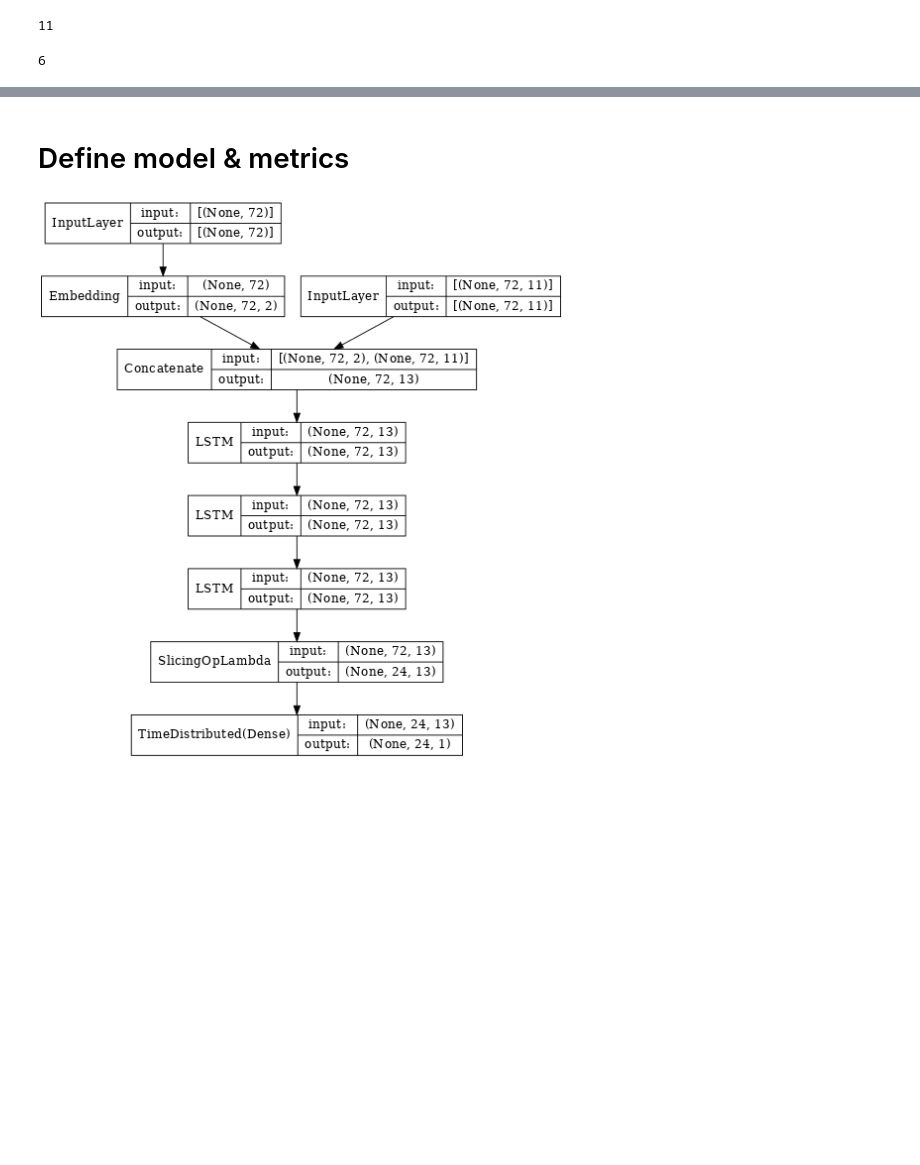
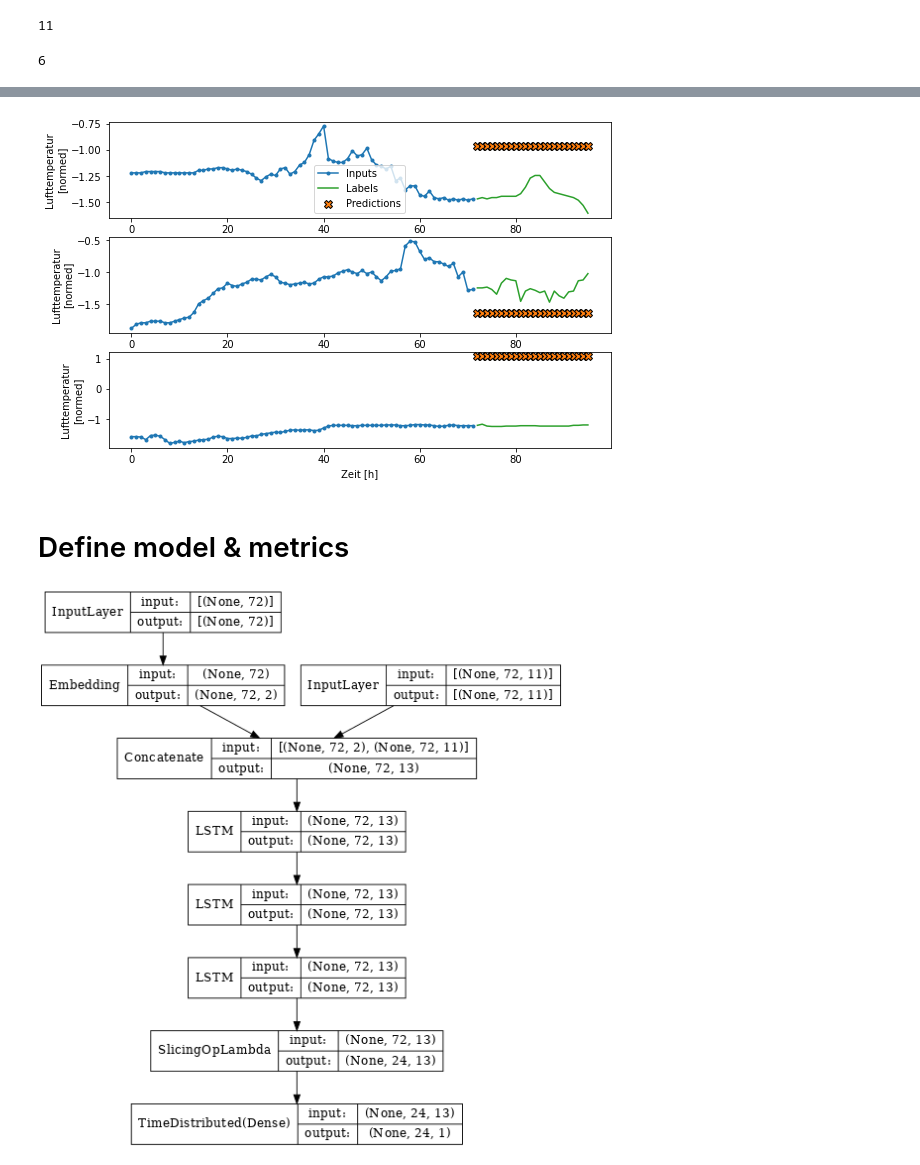
Before and after one commit to heckert/sbg-weather, a Jupyter notebook: notebooks/02-train.ipynb, the cells around one changed output, grey strips where cells are left out. Drawn from its saved outputs; the diff is of its cells as text; code cells hidden in the pictures; blank space fills up the shorter version.

```diff
--- a/notebooks/02-train.ipynb
+++ b/notebooks/02-train.ipynb
@@ -65,3 +109,7 @@ w1.plot()
+# %%
+w1.plot(last_step_baseline, rotate_examples=True)
+# %% [output]
+[figure, added]
 # %% [markdown]
 # Define model & metrics
 # %%
```
Also changed, not shown: parts of 10 cells of this notebook, 3 other files.
